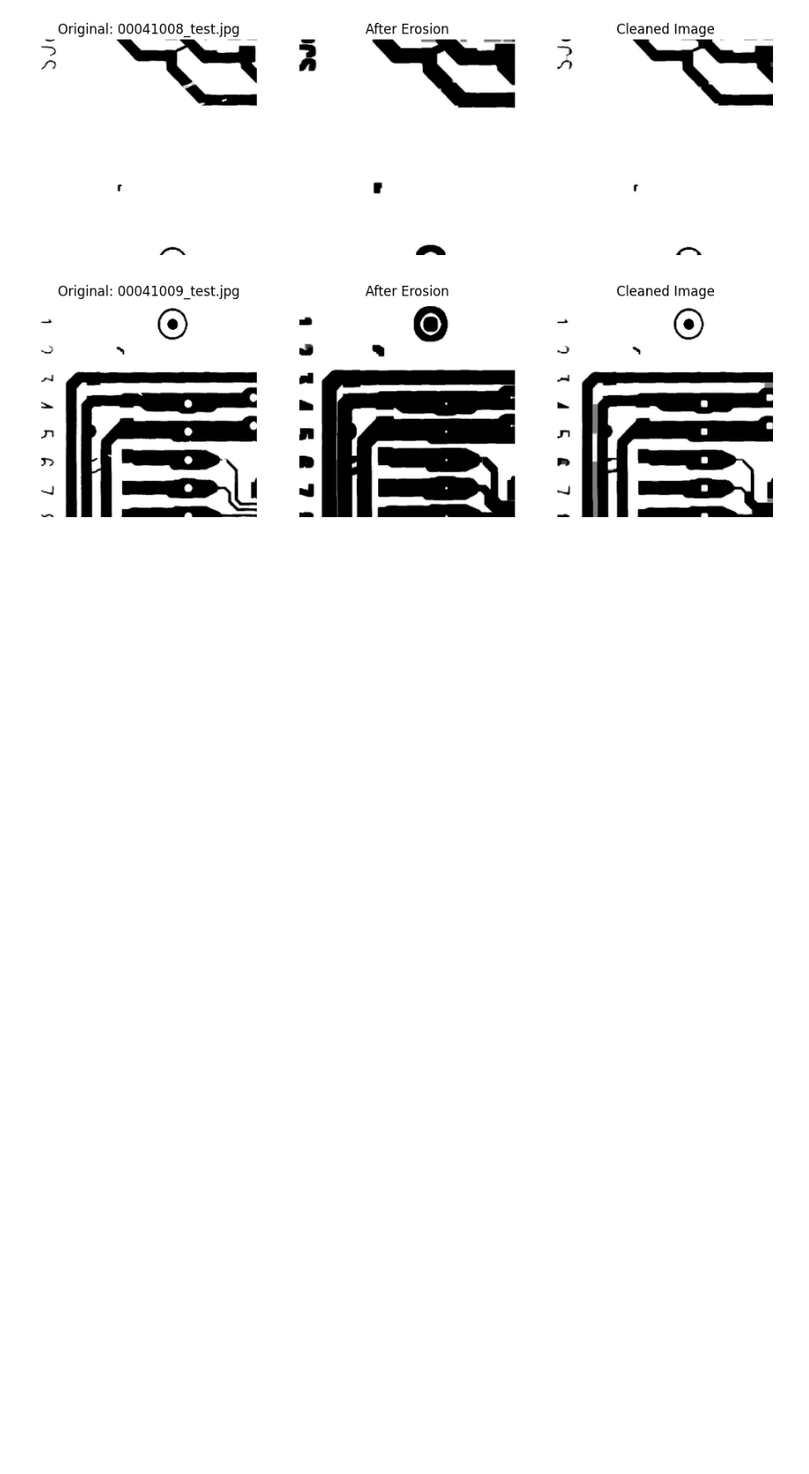
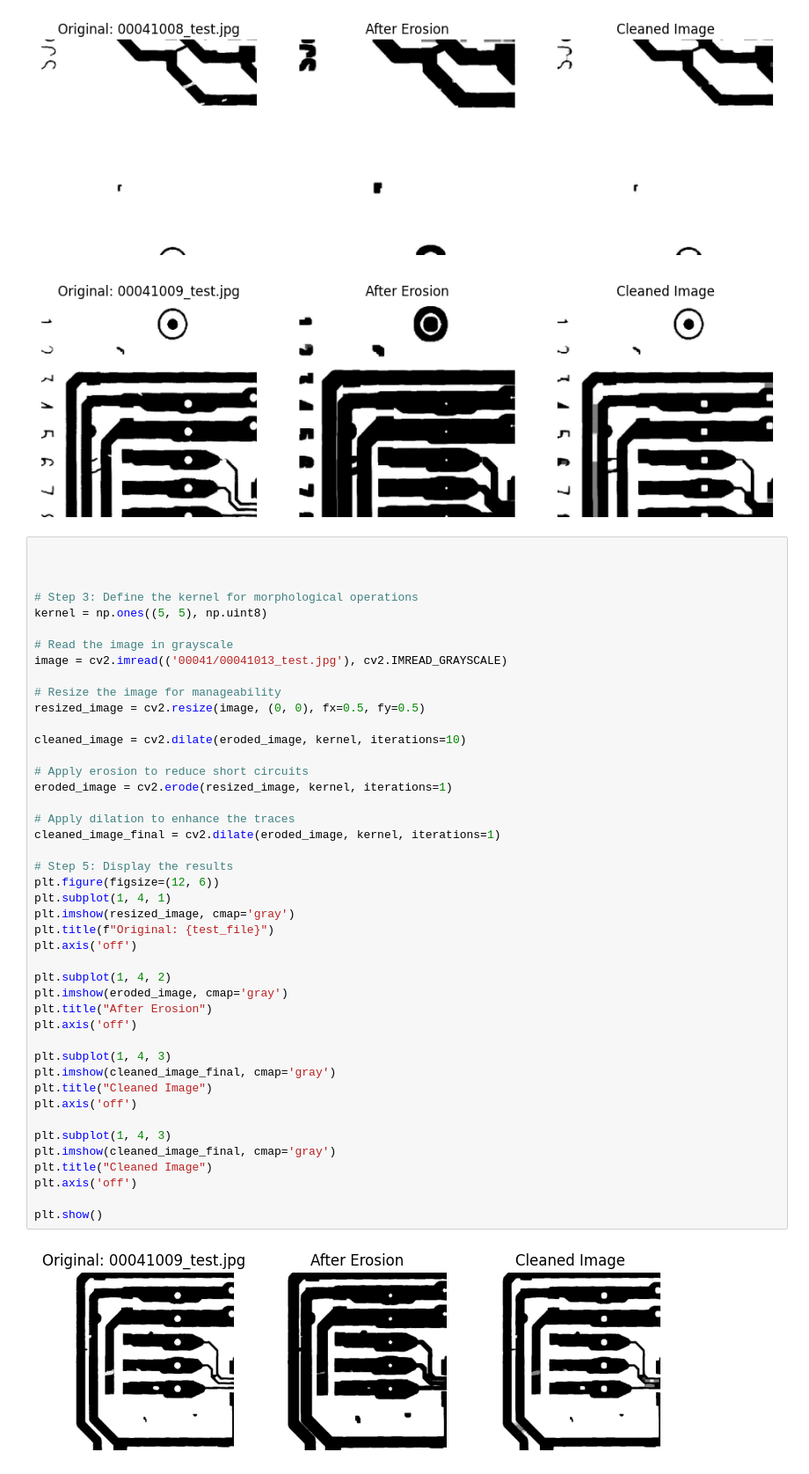
Before and after one commit to t1pen/MeXEE402_Finals_StephenGabrielAlojado_JairusSunga, a Jupyter notebook: Revised Topic/PCB_Morphological_Dilation.ipynb, the cells around one changed output. Shown at 88% size. Saved outputs shown, nothing was run; the diff lists cells and outputs as text; blank space fills up the shorter version.

```diff
--- a/Revised Topic/PCB_Morphological_Dilation.ipynb
+++ b/Revised Topic/PCB_Morphological_Dilation.ipynb
@@ -63,3 +63,49 @@ for test_file in test_files:
 [figure]
 [figure]
 [figure]
+# %%
+
+
+
+# Step 3: Define the kernel for morphological operations
+kernel = np.ones((5, 5), np.uint8)
+
+# Read the image in grayscale
+image = cv2.imread(('00041/00041013_test.jpg'), cv2.IMREAD_GRAYSCALE)
+
+# Resize the image for manageability
+resized_image = cv2.resize(image, (0, 0), fx=0.5, fy=0.5)
+
+cleaned_image = cv2.dilate(eroded_image, kernel, iterations=10)
+
+# Apply erosion to reduce short circuits
+eroded_image = cv2.erode(resized_image, kernel, iterations=1)
+
+# Apply dilation to enhance the traces
+cleaned_image_final = cv2.dilate(eroded_image, kernel, iterations=1)
+
+# Step 5: Display the results
+plt.figure(figsize=(12, 6))
+plt.subplot(1, 4, 1)
+plt.imshow(resized_image, cmap='gray')
+plt.title(f"Original: {test_file}")
+plt.axis('off')
+
+plt.subplot(1, 4, 2)
+plt.imshow(eroded_image, cmap='gray')
+plt.title("After Erosion")
+plt.axis('off')
+
+plt.subplot(1, 4, 3)
+plt.imshow(cleaned_image_final, cmap='gray')
+plt.title("Cleaned Image")
+plt.axis('off')
+
+plt.subplot(1, 4, 3)
+plt.imshow(cleaned_image_final, cmap='gray')
+plt.title("Cleaned Image")
+plt.axis('off')
+
+plt.show()
+# %% [output]
+[figure, added]
```
Also changed, not shown: parts of 1 cell of this notebook, 1 other file.
